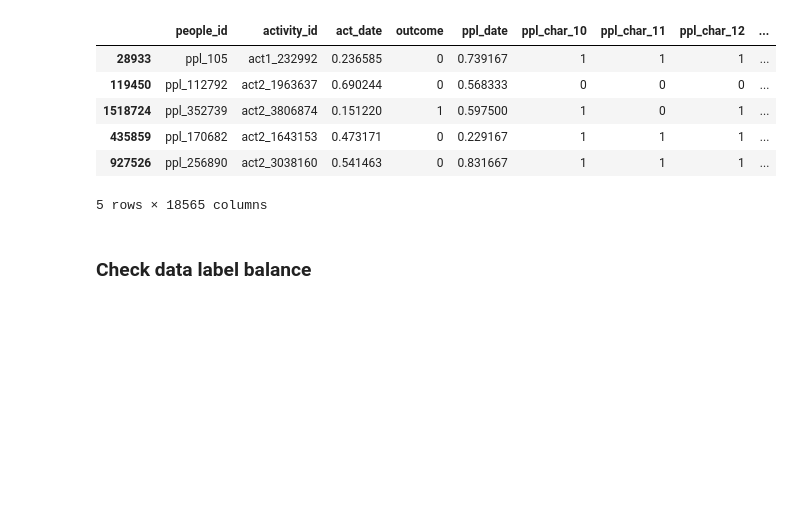
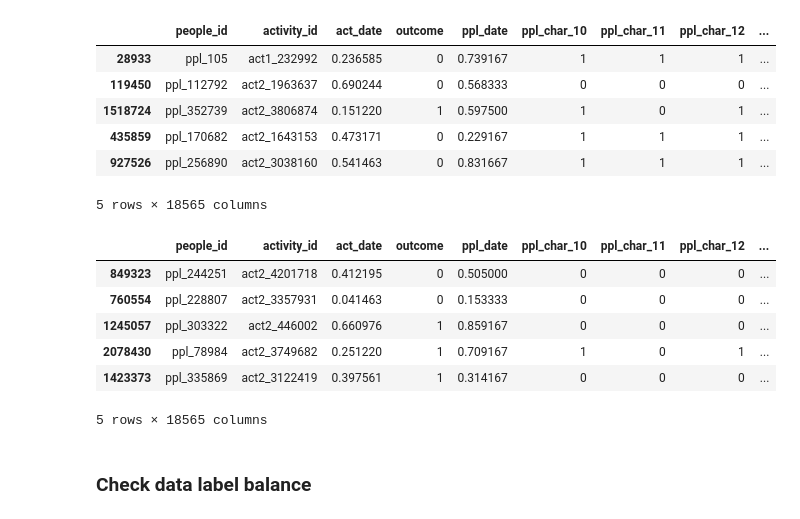
Before and after one commit to YangHong92/ADML-BuisnessValuePrediction, a Jupyter notebook: data_process/Random_Forest_Implementation_Nora.ipynb, the cells around one changed output. Cells and saved outputs as stored; diff of their text form; code cells hidden in the pictures; blank space fills up the shorter version.

```diff
--- a/data_process/Random_Forest_Implementation_Nora.ipynb
+++ b/data_process/Random_Forest_Implementation_Nora.ipynb
@@ -14,6 +14,17 @@ df_train.head()
 | 435859 | ppl_170682 | act2_1643153 | 0.473171 | 0 | 0.229167 | 1 | 1 | 1 | ... |
 | 927526 | ppl_256890 | act2_3038160 | 0.541463 | 0 | 0.831667 | 1 | 1 | 1 | ... |
 5 rows × 18565 columns
+# %%
+df_test = pd.read_pickle('../data/valid_one_hot_10000.pkl')
+df_test.head()
+# %% [output]
+|  | people_id | activity_id | act_date | outcome | ppl_date | ppl_char_10 | ppl_char_11 | ppl_char_12 | ... |
+| 849323 | ppl_244251 | act2_4201718 | 0.412195 | 0 | 0.505000 | 0 | 0 | 0 | ... |
+| 760554 | ppl_228807 | act2_3357931 | 0.041463 | 0 | 0.153333 | 0 | 0 | 0 | ... |
+| 1245057 | ppl_303322 | act2_446002 | 0.660976 | 1 | 0.859167 | 0 | 0 | 0 | ... |
+| 2078430 | ppl_78984 | act2_3749682 | 0.251220 | 1 | 0.709167 | 1 | 0 | 1 | ... |
+| 1423373 | ppl_335869 | act2_3122419 | 0.397561 | 1 | 0.314167 | 0 | 0 | 0 | ... |
+5 rows × 18565 columns
 # %% [markdown]
 ### Check data label balance
 # %%
```
Also changed, not shown: parts of 3 cells of this notebook, 6 other files.
